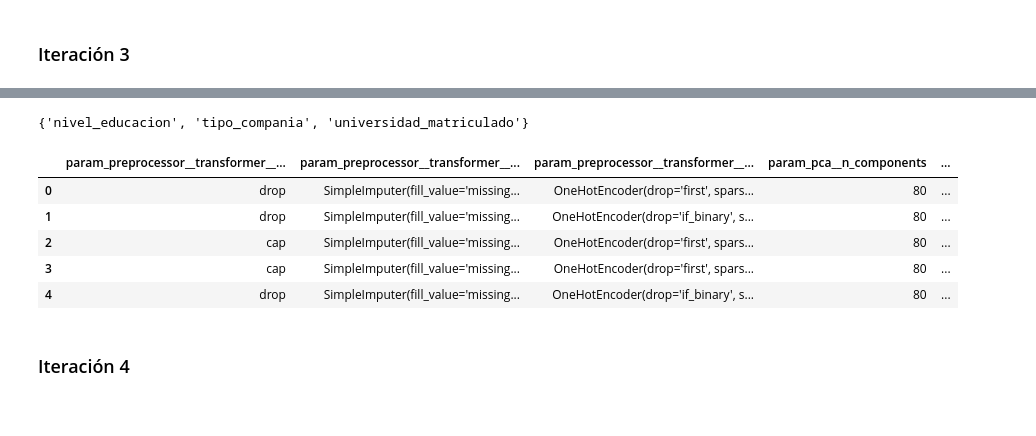
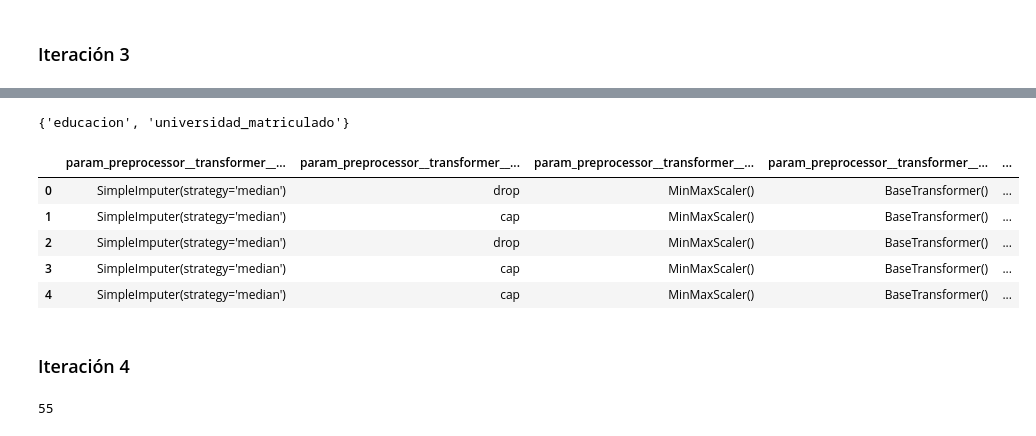
Before and after one commit to jcarlosgalvezm/ue_master-TFM, a Jupyter notebook: notebooks/data_cleaning-feature_engineering-modeling.ipynb, the cells around one changed output, grey strips where cells are left out. Drawn from its saved outputs; the diff is of its cells as text; code cells hidden in the pictures.

```diff
--- a/notebooks/data_cleaning-feature_engineering-modeling.ipynb
+++ b/notebooks/data_cleaning-feature_engineering-modeling.ipynb
@@ -469,6 +524,6 @@ Descartamos nivel_educacion y hayamos todas las combinaciones posibles de column
 # %%
-iter3_cols = tuple(set(all_cols) - {'nivel_educacion', 'tipo_compania', 'universidad_matriculado'})
-comb = [itertools.combinations(iter3_cols, x) for x in range(7, len(iter3_cols)+1)]
+iter3_cols = tuple(set(all_cols) - {'educacion', 'universidad_matriculado'})
+comb = [itertools.combinations(iter3_cols, x) for x in range(9, len(iter3_cols)+1)]
 col_comb = list(itertools.chain.from_iterable(comb))
 len(col_comb)
 # %% [output]
@@ -476,20 +531,20 @@ len(col_comb)
 # %%
 param_grid = {
     'preprocessor__cols': col_comb,
+    'preprocessor__transformer__num__imputer': [SimpleImputer(strategy='median')],
     'preprocessor__transformer__num__outliers__exclude_cols': [['indice_desarrollo_ciudad']],
-    'preprocessor__transformer__num__outliers__method': ['cap', 'drop'],
+    'preprocessor__transformer__num__outliers__method': ['cap', None, 'drop'],
     'preprocessor__transformer__num__scaler': [MinMaxScaler()],
-    'preprocessor__transformer__cat__imputer': [SimpleImputer(strategy='constant', fill_value='missing')],
-    'preprocessor__transformer__cat__ohe': [
-        OneHotEncoder(drop='first', sparse=False),
-        OneHotEncoder(drop='if_binary', sparse=False)],
-    'pca__n_components': [80, 110],
+    'preprocessor__transformer__cat__imputer': [BaseTransformer()],
+    'preprocessor__transformer__cat__ohe': [OneHotEncoder(handle_unknown='ignore', sparse=False)],
+    'pca__n_components': [80],
     'clf__estimator': [LogisticRegression()],
+    'clf__estimator__random_state': [RANDOM_STATE],
 }
 # %%
 logger.info('Starting Auto ML pipe...')
 auto_ml_pipe = make_pipeline(Preprocessor(), PCA(), Clf())
-gs = GridSearchCV(auto_ml_pipe, param_grid, cv=2, n_jobs=-1, verbose=3, scoring='accuracy', return_train_score=True)
+gs = GridSearchCV(auto_ml_pipe, param_grid, cv=3, n_jobs=-1, verbose=3, scoring='accuracy', return_train_score=True)
 gs.fit(X_train, y_train)
 results3 = pd.DataFrame(gs.cv_results_).sort_values('rank_test_score').reset_index()
 # %% [output]
@@ -537,18 +587,22 @@ results3[:5]
 # %%
- set(X_train.columns.values) - set(results3['param_preprocessor__cols'][1])
+ set(X_train.columns.values) - set(results3['param_preprocessor__cols'][0])
 # %% [output]
-{'nivel_educacion', 'tipo_compania', 'universidad_matriculado'}
+{'educacion', 'universidad_matriculado'}
+# %%
+results3['ncols'] = results3['param_preprocessor__cols'].apply(lambda x: len(x))
 # %%
 results3[[
+    'param_preprocessor__transformer__num__imputer',
     'param_preprocessor__transformer__num__outliers__method',
+    'param_preprocessor__transformer__num__scaler',
     'param_preprocessor__transformer__cat__imputer',
     'param_preprocessor__transformer__cat__ohe',
-    'param_pca__n_components',
-    'mean_test_score']][:5]
+    'mean_test_score',
+    'param_pca__n_components', 'ncols']][:5]
 # %% [output]
-|  | param_preprocessor__transformer__... | param_preprocessor__transformer__... | param_preprocessor__transformer__... | param_pca__n_components | ... |
-| 0 | drop | SimpleImputer(fill_value='missing... | OneHotEncoder(drop='first', spars... | 80 | ... |
-| 1 | drop | SimpleImputer(fill_value='missing... | OneHotEncoder(drop='if_binary', s... | 80 | ... |
-| 2 | cap | SimpleImputer(fill_value='missing... | OneHotEncoder(drop='first', spars... | 80 | ... |
-| 3 | cap | SimpleImputer(fill_value='missing... | OneHotEncoder(drop='first', spars... | 80 | ... |
-| 4 | drop | SimpleImputer(fill_value='missing... | OneHotEncoder(drop='if_binary', s... | 80 | ... |
+|  | param_preprocessor__transformer__... | param_preprocessor__transformer__... | param_preprocessor__transformer__... | param_preprocessor__transformer__... | ... |
+| 0 | SimpleImputer(strategy='median') | drop | MinMaxScaler() | BaseTransformer() | ... |
+| 1 | SimpleImputer(strategy='median') | cap | MinMaxScaler() | BaseTransformer() | ... |
+| 2 | SimpleImputer(strategy='median') | drop | MinMaxScaler() | BaseTransformer() | ... |
+| 3 | SimpleImputer(strategy='median') | cap | MinMaxScaler() | BaseTransformer() | ... |
+| 4 | SimpleImputer(strategy='median') | cap | MinMaxScaler() | BaseTransformer() | ... |
@@ -555,2 +611,9 @@ results3[[
 # %% [markdown]
 ### Iteración 4
+# %%
+iter4_cols = tuple(set(all_cols) - {'educacion', 'tipo_compania', 'universidad_matriculado'})
+comb = [itertools.combinations(iter3_cols, x) for x in range(8, len(iter4_cols)+1)]bb
+col_comb = list(itertools.chain.from_iterable(comb))
+len(col_comb)
+# %% [output]
+55
```
Also changed, not shown: parts of 76 cells of this notebook.
